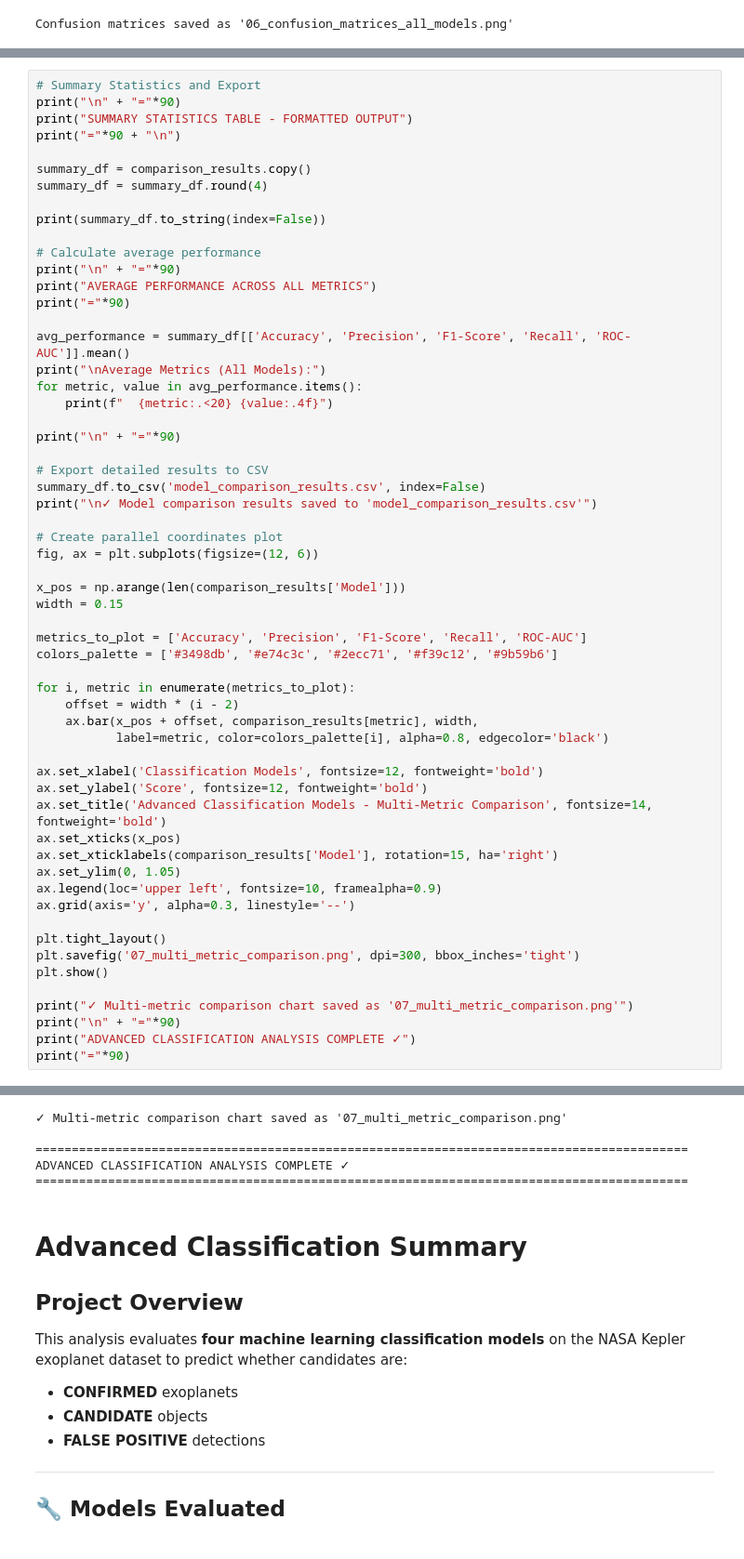
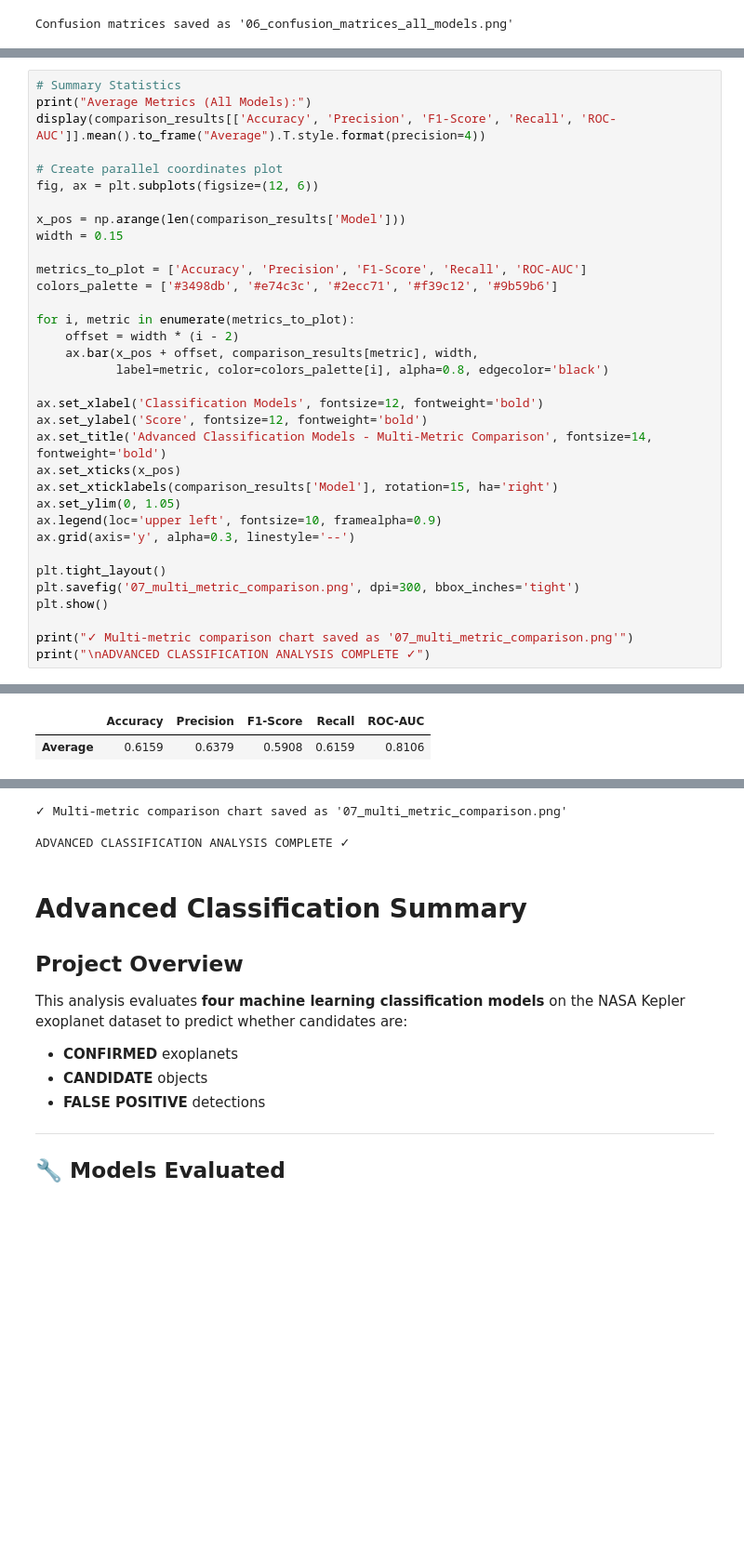
Before and after one commit to Ahmed-Esso/Kepler-Exoplanet, a Jupyter notebook: notebooks/Advanced classifcation.ipynb, the cells around one changed output, grey strips where cells are left out. Shown at 93% size. Saved outputs shown, nothing was run; the diff lists cells and outputs as text; blank space fills up the shorter version.

```diff
--- a/notebooks/Advanced classifcation.ipynb
+++ b/notebooks/Advanced classifcation.ipynb
@@ -939,29 +787,7 @@ NASA Kepler dataset for exoplanet candidate classification. The models compared
 # %%
-# Summary Statistics and Export
-print("\n" + "="*90)
-print("SUMMARY STATISTICS TABLE - FORMATTED OUTPUT")
-print("="*90 + "\n")
-
-summary_df = comparison_results.copy()
-summary_df = summary_df.round(4)
-
-print(summary_df.to_string(index=False))
-
-# Calculate average performance
-print("\n" + "="*90)
-print("AVERAGE PERFORMANCE ACROSS ALL METRICS")
-print("="*90)
-
-avg_performance = summary_df[['Accuracy', 'Precision', 'F1-Score', 'Recall', 'ROC-AUC']].mean()
-print("\nAverage Metrics (All Models):")
-for metric, value in avg_performance.items():
-    print(f"  {metric:.<20} {value:.4f}")
-
-print("\n" + "="*90)
-
-# Export detailed results to CSV
-summary_df.to_csv('model_comparison_results.csv', index=False)
-print("\n✓ Model comparison results saved to 'model_comparison_results.csv'")
+# Summary Statistics
+print("Average Metrics (All Models):")
+display(comparison_results[['Accuracy', 'Precision', 'F1-Score', 'Recall', 'ROC-AUC']].mean().to_frame("Average").T.style.format(precision=4))
 
 # Create parallel coordinates plot
 fig, ax = plt.subplots(figsize=(12, 6))
@@ -991,7 +817,5 @@ plt.savefig('07_multi_metric_comparison.png', dpi=300, bbox_inches='tight')
 plt.show()
 
 print("✓ Multi-metric comparison chart saved as '07_multi_metric_comparison.png'")
-print("\n" + "="*90)
-print("ADVANCED CLASSIFICATION ANALYSIS COMPLETE ✓")
-print("="*90)
+print("\nADVANCED CLASSIFICATION ANALYSIS COMPLETE ✓")
 # %% [output]
@@ -1015,9 +823,9 @@ AVERAGE PERFORMANCE ACROSS ALL METRICS
+|  | Accuracy | Precision | F1-Score | Recall | ROC-AUC |
+| Average | 0.6159 | 0.6379 | 0.5908 | 0.6159 | 0.8106 |
 [figure]
 ✓ Multi-metric comparison chart saved as '07_multi_metric_comparison.png'
 
-==========================================================================================
 ADVANCED CLASSIFICATION ANALYSIS COMPLETE ✓
-==========================================================================================
 # %% [markdown]
 # Advanced Classification Summary
 
```
Also changed, not shown: parts of 21 cells of this notebook, 10 other files.
